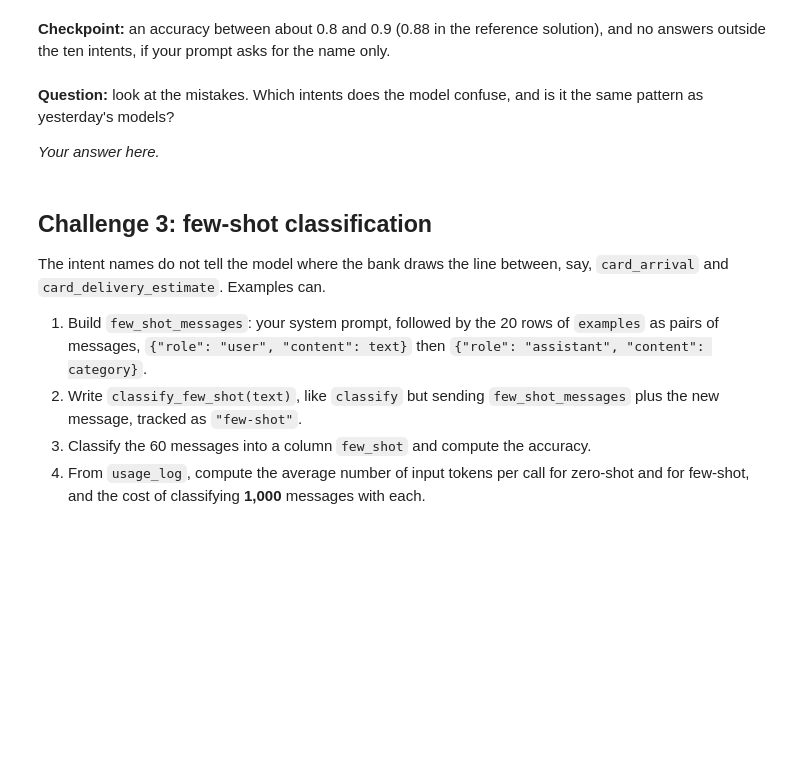
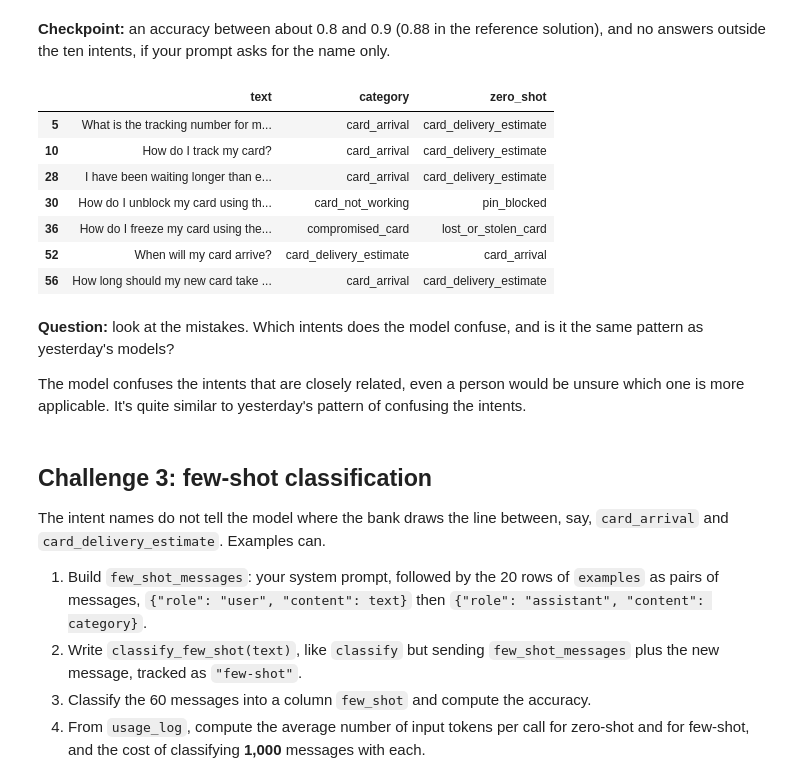
Before and after one commit to ironhack-labs/lab-genai-llms-openai-gpt-api-exercises, a Jupyter notebook: your-code/main.ipynb, the cells around one changed output. Drawn from its saved outputs; the diff is of its cells as text; code cells hidden in the pictures; blank space fills up the shorter version.

```diff
--- a/your-code/main.ipynb
+++ b/your-code/main.ipynb
@@ -76,12 +122,34 @@ print(intents)
 4. Count the predictions that are **not** one of the ten intents.
 # %%
 # 1. System prompt
-
+system_prompt_classify = (
+    "You classify customer messages sent to a bank's support team. "
+    "Classify the customer messages into exactly one of these intents:\n"
+    +"\n".join(intents)
+    +"\n\n Reply with the intent name only exactly as written above."
+)
+print(system_prompt_classify)
 
 # 2. Classifier
-
+def classify(text):
+    response = track(
+        client.chat.completions.create(
+            model=MODEL,
+            temperature=0,
+            messages=[
+                {'role': 'system', 'content': system_prompt_classify},
+                {'role': 'user', 'content': text}
+            ]
+        ),
+        'zero-shot'
+    )
+    return response.choices[0].message.content.strip()
 
 # 3. Predictions and accuracy
-
+messages['zero_shot'] = messages['text'].apply(classify)
+zero_shot_acc = (messages['zero_shot'] == messages['category']).mean()
+print(f'Zero-shot accuracy: {zero_shot_acc:.3f}')
 
 # 4. Invalid answers
+invalid = ~messages['zero_shot'].isin(intents)
+print('Predictions that are not one of the 10 intents:', invalid.sum())
@@ -89,10 +173,21 @@ print(intents)
 **Checkpoint:** an accuracy between about 0.8 and 0.9 (0.88 in the reference solution), and no answers outside the ten intents, if your prompt asks for the name only.
 # %%
 # 5. Show the messages that the zero-shot classifier got wrong, with the true and the predicted intent
+wrong_messages = messages[messages['zero_shot'] != messages['category']]
+display(wrong_messages[['text', 'category', 'zero_shot']])
+# %% [output]
+|  | text | category | zero_shot |
+| 5 | What is the tracking number for m... | card_arrival | card_delivery_estimate |
+| 10 | How do I track my card? | card_arrival | card_delivery_estimate |
+| 28 | I have been waiting longer than e... | card_arrival | card_delivery_estimate |
+| 30 | How do I unblock my card using th... | card_not_working | pin_blocked |
+| 36 | How do I freeze my card using the... | compromised_card | lost_or_stolen_card |
+| 52 | When will my card arrive? | card_delivery_estimate | card_arrival |
+| 56 | How long should my new card take ... | card_arrival | card_delivery_estimate |
 # %% [markdown]
 **Question:** look at the mistakes. Which intents does the model confuse, and is it the same pattern as yesterday's models?
 
-*Your answer here.*
+The model confuses the intents that are closely related, even a person would be unsure which one is more applicable. It's quite similar to yesterday's pattern of confusing the intents.
 # %% [markdown]
 ## Challenge 3: few-shot classification
 
```
Also changed, not shown: parts of 15 cells of this notebook.
